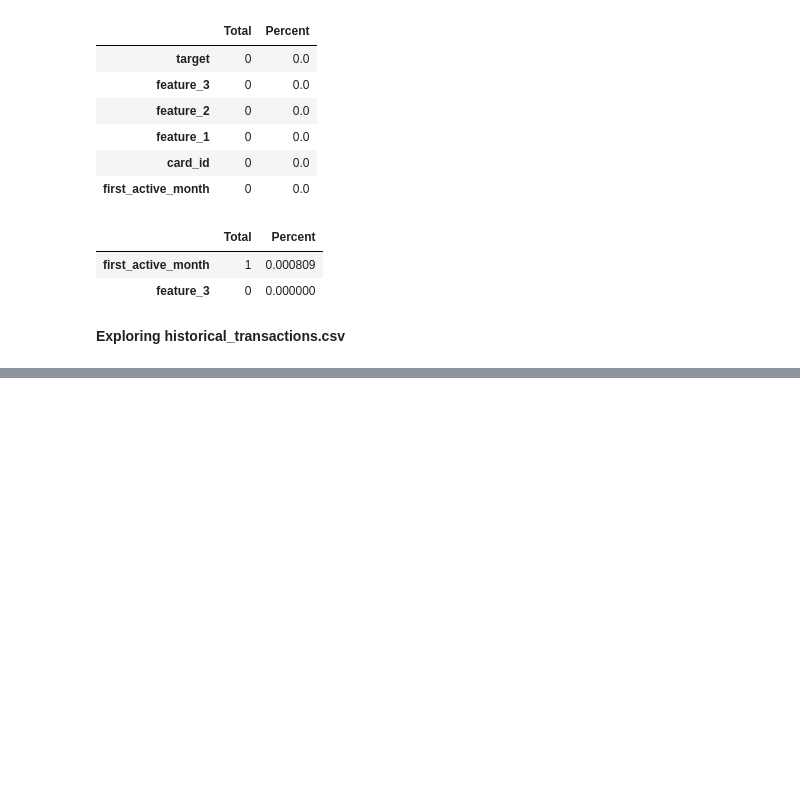
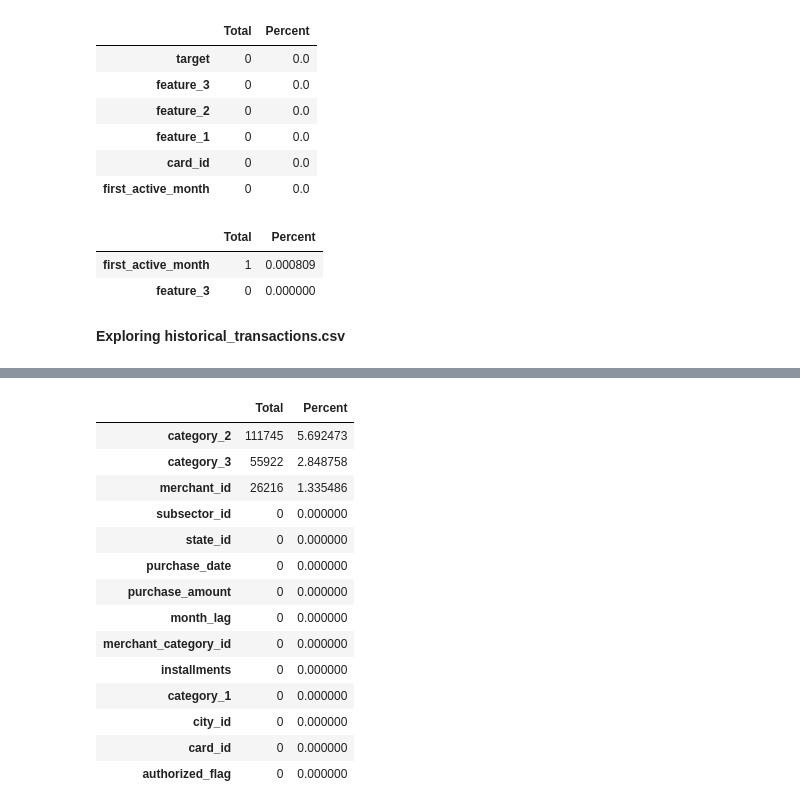
Before and after one commit to ServoCryptid/KaggleEloCompetition, a Jupyter notebook: Data_Exploration.ipynb, the cells around one changed output, grey strips where cells are left out. Drawn from its saved outputs; the diff is of its cells as text; code cells hidden in the pictures; blank space fills up the shorter version.

```diff
--- a/Data_Exploration.ipynb
+++ b/Data_Exploration.ipynb
@@ -223,0 +253,22 @@ hist_df.head()
+# %%
+# checking missing data
+total = new_merchant_df.isnull().sum().sort_values(ascending = False)
+percent = (new_merchant_df.isnull().sum()/new_merchant_df.isnull().count()*100).sort_values(ascending = False)
+missing_data  = pd.concat([total, percent], axis=1, keys=['Total', 'Percent'])
+missing_data.head(20)
+# %% [output]
+|  | Total | Percent |
+| category_2 | 111745 | 5.692473 |
+| category_3 | 55922 | 2.848758 |
+| merchant_id | 26216 | 1.335486 |
+| subsector_id | 0 | 0.000000 |
+| state_id | 0 | 0.000000 |
+| purchase_date | 0 | 0.000000 |
+| purchase_amount | 0 | 0.000000 |
+| month_lag | 0 | 0.000000 |
+| merchant_category_id | 0 | 0.000000 |
+| installments | 0 | 0.000000 |
+| category_1 | 0 | 0.000000 |
+| city_id | 0 | 0.000000 |
+| card_id | 0 | 0.000000 |
+| authorized_flag | 0 | 0.000000 |
```
Also changed, not shown: parts of 3 cells of this notebook.
